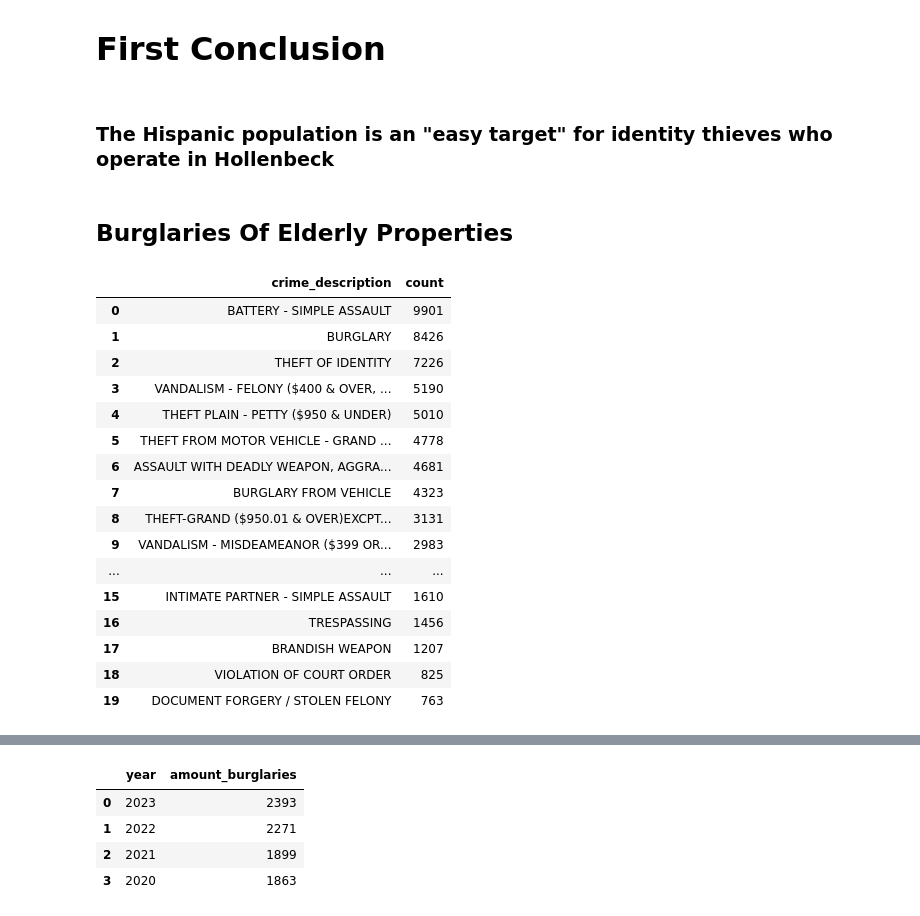
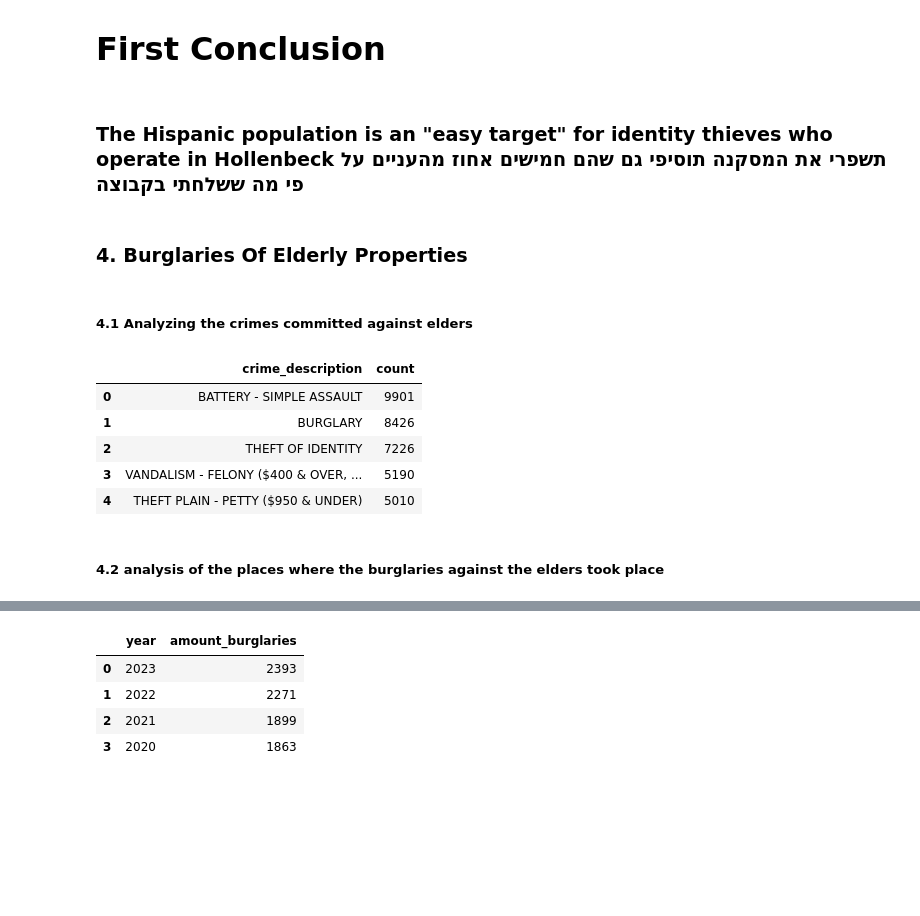
Before and after one commit to BareLevi/Data_Analysis_Final_Project, a Jupyter notebook: data_analysis_project.ipynb, the cells around one changed output, grey strips where cells are left out. Saved outputs shown, nothing was run; the diff lists cells and outputs as text; code cells hidden in the pictures; blank space fills up the shorter version.

```diff
--- a/data_analysis_project.ipynb
+++ b/data_analysis_project.ipynb
@@ -695,34 +703,27 @@ plt.show()
    First Conclusion
 </div>
 # %% [markdown]
-### The Hispanic population is an "easy target" for identity thieves who operate in Hollenbeck
+### The Hispanic population is an "easy target" for identity thieves who operate in Hollenbeck תשפרי את המסקנה תוסיפי גם שהם חמישים אחוז מהעניים על פי מה ששלחתי בקבוצה
 # %% [markdown]
-## Burglaries Of Elderly Properties
+### 4. Burglaries Of Elderly Properties
+# %% [markdown]
+##### 4.1 Analyzing the crimes committed against elders
 # %%
 old_df = df[df["age_description"]== "old"]
 
 old_df_crime_description = old_df['crime_description'].value_counts().reset_index()
 old_df_crime_description.columns = ['crime_description', 'count']
 
-old_df_crime_description.head(20)
+old_df_crime_description.head()
 # %% [output]
 |  | crime_description | count |
 | 0 | BATTERY - SIMPLE ASSAULT | 9901 |
 | 1 | BURGLARY | 8426 |
 | 2 | THEFT OF IDENTITY | 7226 |
 | 3 | VANDALISM - FELONY ($400 & OVER, ... | 5190 |
 | 4 | THEFT PLAIN - PETTY ($950 & UNDER) | 5010 |
-| 5 | THEFT FROM MOTOR VEHICLE - GRAND ... | 4778 |
-| 6 | ASSAULT WITH DEADLY WEAPON, AGGRA... | 4681 |
-| 7 | BURGLARY FROM VEHICLE | 4323 |
-| 8 | THEFT-GRAND ($950.01 & OVER)EXCPT... | 3131 |
-| 9 | VANDALISM - MISDEAMEANOR ($399 OR... | 2983 |
-| ... | ... | ... |
-| 15 | INTIMATE PARTNER - SIMPLE ASSAULT | 1610 |
-| 16 | TRESPASSING | 1456 |
-| 17 | BRANDISH WEAPON | 1207 |
-| 18 | VIOLATION OF COURT ORDER | 825 |
-| 19 | DOCUMENT FORGERY / STOLEN FELONY | 763 |
+# %% [markdown]
+##### 4.2 analysis of the places where the burglaries against the elders took place
 # %%
 old_burglary_df = old_df[old_df["crime_description"] == "BURGLARY"]
 premise_description_counts = old_burglary_df['premise_description'].value_counts().reset_index()
```
Also changed, not shown: parts of 51 cells of this notebook.
